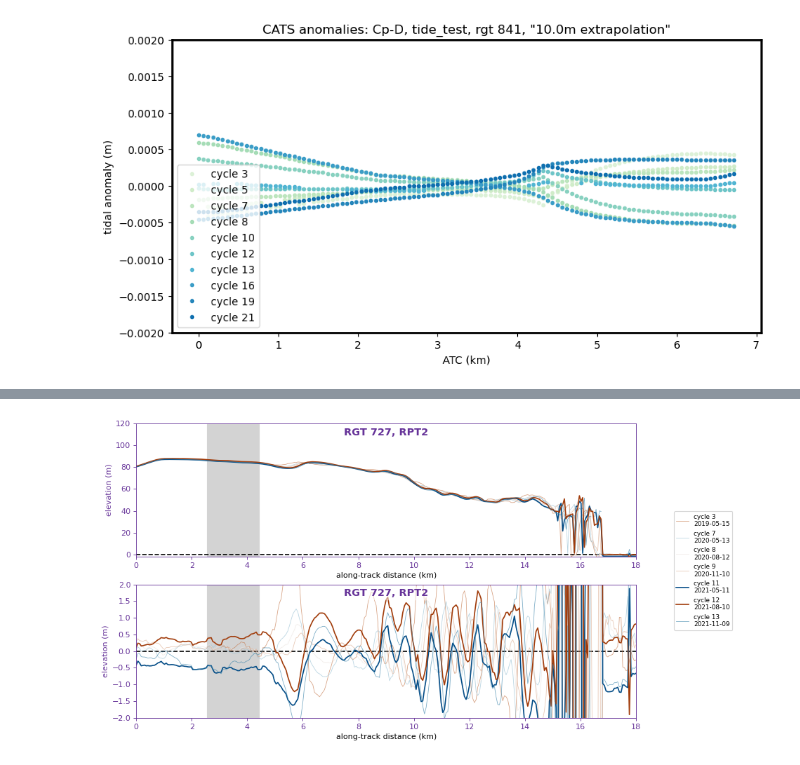
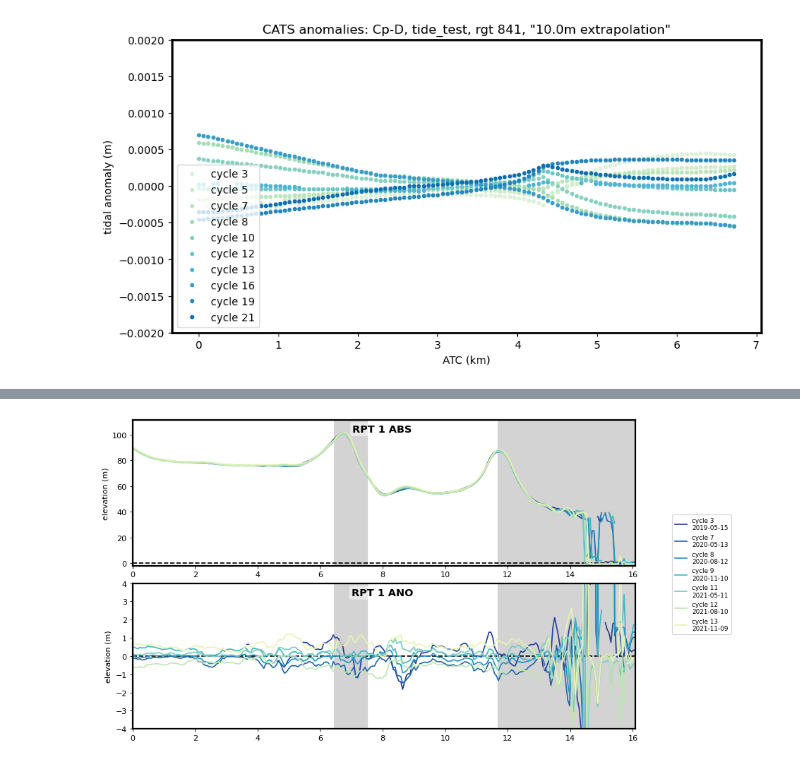
Before and after one commit to chancelorr/pinning-points, a Jupyter notebook: rpt_track_atl11.ipynb, the cells around one changed output, grey strips where cells are left out. Drawn from its saved outputs; the diff is of its cells as text; code cells hidden in the pictures.

```diff
--- a/rpt_track_atl11.ipynb
+++ b/rpt_track_atl11.ipynb
@@ -603,6 +578,6 @@ plt.savefig('plots/tide_anoms_extrapolated.png', dpi=200, bbox_inches='tight')
 ##### test zone ###
 # %%
 %%time
-rpt = 2
-plot_one(track, rpt, save=True)
+pt = 'pt1'
+plot_one(track, pt, save=False)
 # %% [output]
@@ -611 +587 @@ Wall time: 794 ms
-[figure, old version]
+[figure, new version]
```
Also changed, not shown: parts of 16 cells of this notebook, 1 other file.
